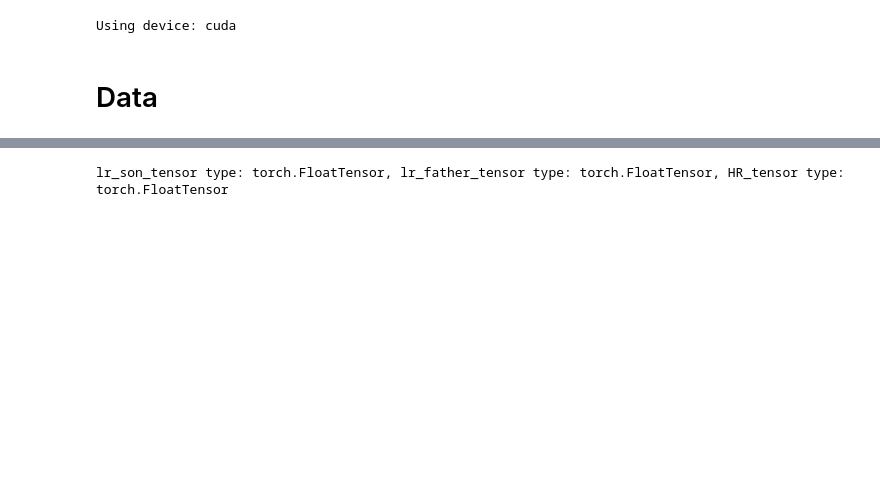
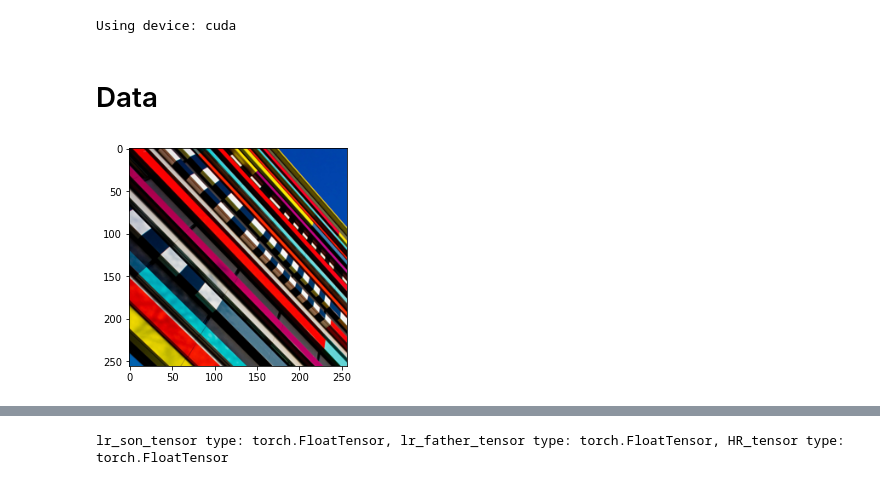
Before and after one commit to ecacikgoz97/Comp411-511_Project, a Jupyter notebook: main_project.ipynb, the cells around one changed output, grey strips where cells are left out. Saved outputs shown, nothing was run; the diff lists cells and outputs as text; code cells hidden in the pictures; blank space fills up the shorter version.

```diff
--- a/main_project.ipynb
+++ b/main_project.ipynb
@@ -15,4 +15,13 @@ print('Using device:', device)
 Using device: cuda
 # %% [markdown]
 # Data
+# %%
+#X = cv2.imread('/home/mandalinadagi/Desktop/comp511/img001x4.png')
+#Y = cv2.imread('/home/mandalinadagi/Desktop/comp511/img001.png')
+X = cv2.imread('/home/emrecan/Desktop/Comp411/data/Urban100/img_081_SRF_4_LR.png')[:,:,::-1]
+Y = cv2.imread('/home/emrecan/Desktop/Comp411/data/Urban100/img_081_SRF_4_HR.png')[:,:,::-1]
+output_file = '/home/emrecan/Desktop/Comp411/data/results/Urban100/img_003_SRF_4.png'
+plt.imshow(X);
+# %% [output]
+[figure, added]
 # %%
```
Also changed, not shown: parts of 15 cells of this notebook, 1 other file.
